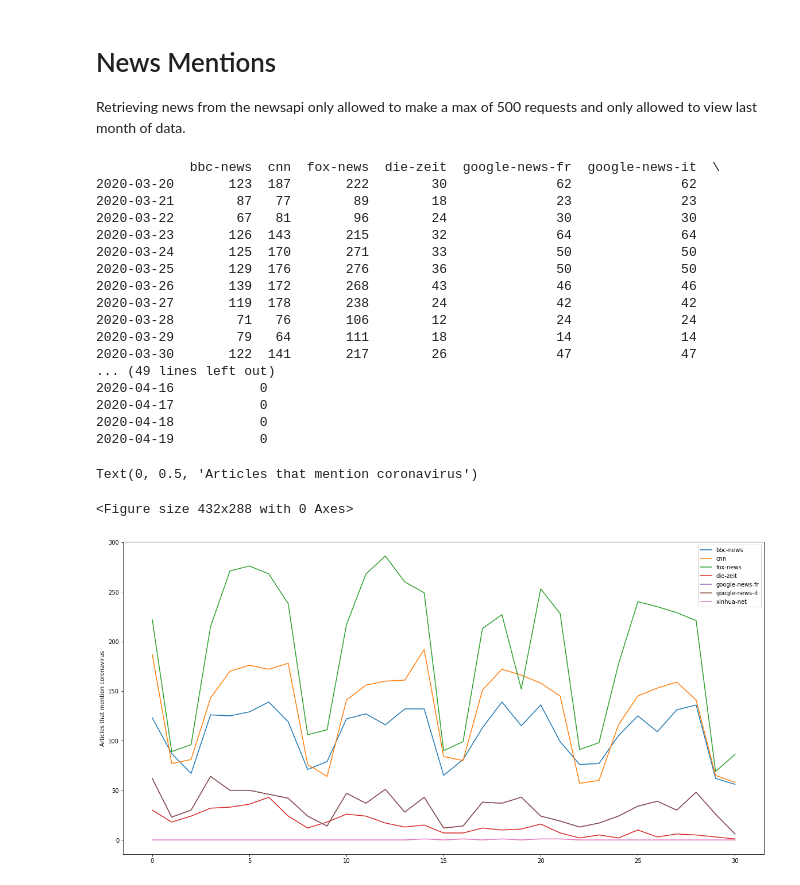
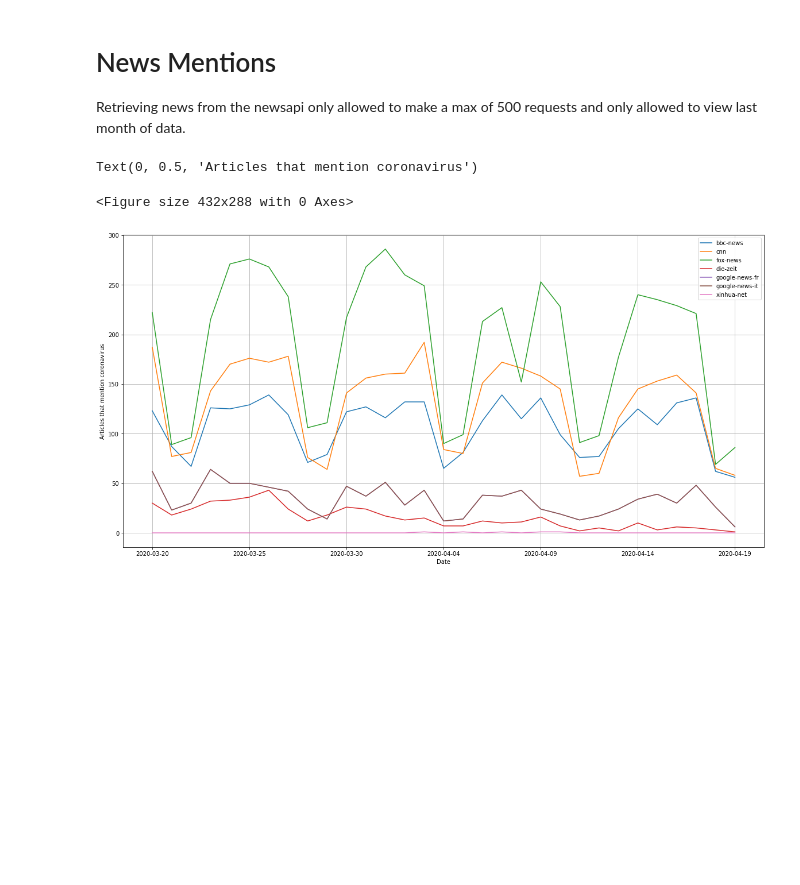
Before and after one commit to wray27/Coronavirus-Sentiment, a Jupyter notebook: notebooks/Sources.ipynb, the cells around one changed output. Saved outputs shown, nothing was run; the diff lists cells and outputs as text; code cells hidden in the pictures; blank space fills up the shorter version.

Commit message:
updated News Mentions section

```diff
--- a/notebooks/Sources.ipynb
+++ b/notebooks/Sources.ipynb
@@ -271,58 +271,45 @@ end = "2020-04-19"
 
 start_date = datetime.strptime(start,'%Y-%m-%d')
 end_date = datetime.strptime(end,'%Y-%m-%d')
 
 days = pd.date_range(start=start,end=end).to_pydatetime().tolist()
 day_list  = [datetime.strftime(d,'%Y-%m-%d') for d in days]
 
 # sources = newsapi.get_sources()['sources']
 # s_names = [ sources[s]['id'] for s in range(len(sources))]
 # print(s_names)
 # countries = list( dict.fromkeys( [ sources[s]['country'] for s in range(len(sources)) ] ))
 # countries = ['us', 'gb','fr', 'es','it', 'de', 'zh', 'ru']
 # # print(countries, len(countries))
 
 # # getting all articles mentioning coronavirus
-sources = ["bbc-news", "cnn", "fox-news", "die-zeit","google-news-fr", "google-news-it", "xinhua-net"]
-data = [[0 for x in range(len(sources))] for y in range(len(day_list))]
-for d in range(len(day_list)):
-    for s in range(len(sources)):
-        news = newsapi.get_everything(q='coronavirus',sources=sources[s],from_param=day_list[d],to=day_list[d])
-        day_mentions = news['totalResults']
-        data[d][s] = day_mentions
+# sources = ["bbc-news", "cnn", "fox-news", "die-zeit","google-news-fr", "google-news-it", "xinhua-net"]
+# data = [[0 for x in range(len(sources))] for y in range(len(day_list))]
+# for d in range(len(day_list)):
+#     for s in range(len(sources)):
+#         news = newsapi.get_everything(q='coronavirus',sources=sources[s],from_param=day_list[d],to=day_list[d])
+#         day_mentions = news['totalResults']
+#         data[d][s] = day_mentions
 
-df = pd.DataFrame(data, index=days, columns=sources)
+# df = pd.DataFrame(data, index=days, columns=sources)
 
 # saving Data to a csv file
 # df.to_csv(path_or_buf="../data/news_mentions.csv",index=True)
 # print(df)
 
 # # loading data from csv file
 df = pd.read_csv(filepath_or_buffer="../data/news_mentions.csv")
+df = df.rename(columns={"Unnamed: 0": "Date"})
+df = df.set_index("Date")
+
+
 
 # displaying the dataframe
 plt.figure()
 ax = df.plot(figsize=(20,10))
 ax.grid()
 ax.set_ylabel('Articles that mention coronavirus')
 # %% [output]
-            bbc-news  cnn  fox-news  die-zeit  google-news-fr  google-news-it  \
-2020-03-20       123  187       222        30              62              62
-2020-03-21        87   77        89        18              23              23
-2020-03-22        67   81        96        24              30              30
-2020-03-23       126  143       215        32              64              64
-2020-03-24       125  170       271        33              50              50
-2020-03-25       129  176       276        36              50              50
-2020-03-26       139  172       268        43              46              46
-2020-03-27       119  178       238        24              42              42
-2020-03-28        71   76       106        12              24              24
-2020-03-29        79   64       111        18              14              14
-2020-03-30       122  141       217        26              47              47
-... (49 lines left out)
-2020-04-16           0
-2020-04-17           0
-2020-04-18           0
-2020-04-19           0
+Text(0, 0.5, 'Articles that mention coronavirus')
-Text(0, 0.5, 'Articles that mention coronavirus')
+<Figure size 432x288 with 0 Axes>
-<Figure size 432x288 with 0 Axes>
-[figure, old version]
+[figure, new version]
```
